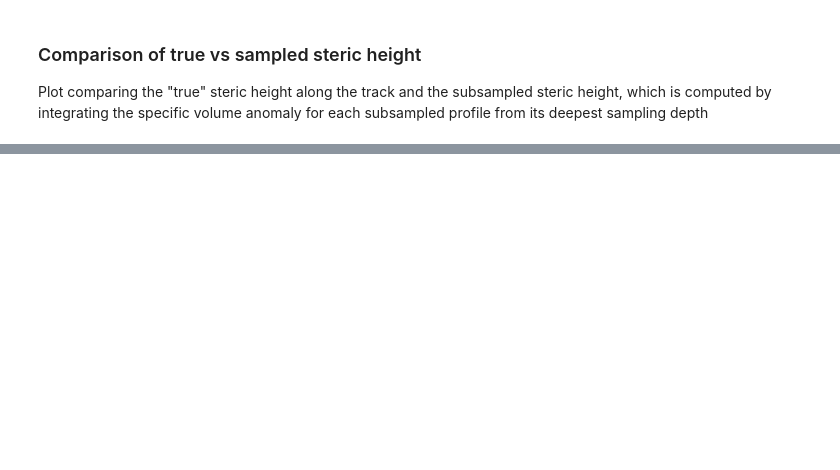
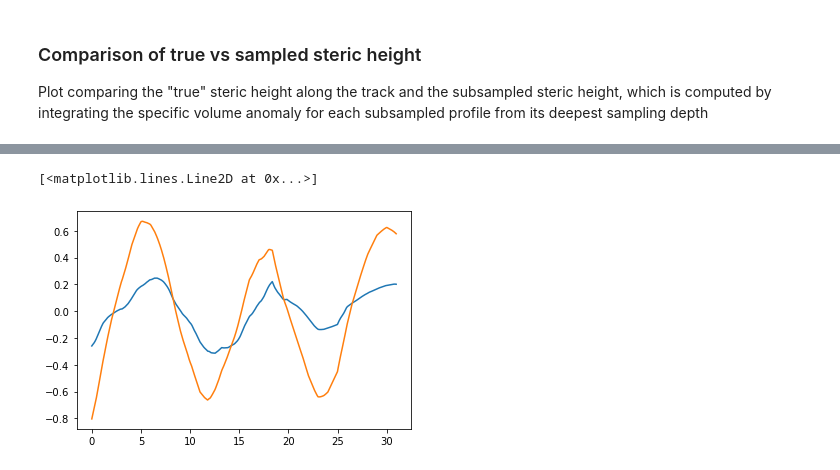
Before and after one commit to kdrushka/model-subsampling, a Jupyter notebook: osse_code.ipynb, the cells around one changed output, grey strips where cells are left out. Saved outputs shown, nothing was run; the diff lists cells and outputs as text; code cells hidden in the pictures; blank space fills up the shorter version.

```diff
--- a/osse_code.ipynb
+++ b/osse_code.ipynb
@@ -304,0 +233,35 @@ plt.plot(shall.lon,shall.lat,'.')
+# %%
+subsampled_data = xr.Dataset()
+
+# loop & interpolate through 3d variables:
+vbls3d = ['Theta','Salt','vorticity','steric_height']
+for vbl in vbls3d:
+    subsampled_data[vbl]=ds[vbl].interp(survey_indices)
+# Interpolate U and V from i_g, j_g to i, j, then interpolate:
+# Get u, v
+grid = Grid(ds, coords={'X':{'center': 'i', 'left': 'i_g'},
+                        'Y':{'center': 'j', 'left': 'j_g'},
+                        'Z':{'center': 'k'}})
+U_c = grid.interp(ds.U, 'X', boundary='extend')
+V_c = grid.interp(ds.V, 'Y', boundary='extend')
+subsampled_data['U'] = U_c.interp(survey_indices)
+subsampled_data['V'] = V_c.interp(survey_indices)
+
+
+# add lat/lon/time to dataset
+subsampled_data['lon']=survey_track.lon
+subsampled_data['lat']=survey_track.lat
+subsampled_data['dep']=survey_track.dep
+subsampled_data['time']=survey_track.time
+
+# loop & interpolate through 2d variables:
+vbls2d = ['Eta', 'KPPhbl', 'PhiBot', 'oceFWflx', 'oceQnet', 'oceQsw', 'oceSflux']
+# create 2-d survey track by removing the depth dimension
+survey_indices_2d =  survey_indices.drop_vars('k')
+for vbl in vbls2d:
+    subsampled_data[vbl]=ds[vbl].interp(survey_indices_2d)
+# taux & tauy must be treated like U and V
+oceTAUX_c = grid.interp(ds.oceTAUX, 'X', boundary='extend')
+oceTAUY_c = grid.interp(ds.oceTAUY, 'Y', boundary='extend')
+subsampled_data['oceTAUX'] = oceTAUX_c.interp(survey_indices_2d)
+subsampled_data['oceTAUY'] = oceTAUY_c.interp(survey_indices_2d)
@@ -304,0 +297,6 @@ plt.plot(shall.lon,shall.lat,'.')
+# %%
+plt.plot(sh_true.time, sh_true.values - sh_true.values.mean())
+plt.plot(subsampled_data.time, ssh - ssh.mean())
+# %% [output]
+[<matplotlib.lines.Line2D at 0x...>]
+[figure, added]
```
Also changed, not shown: parts of 17 cells of this notebook, 1 other file.
